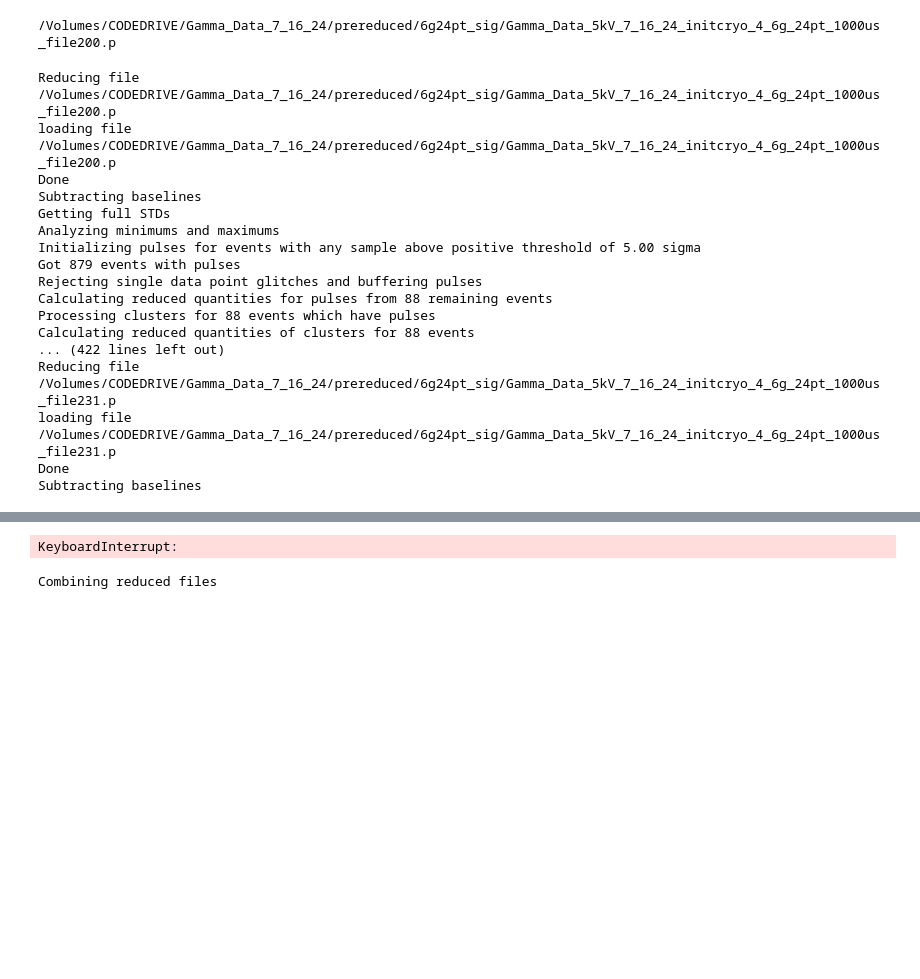
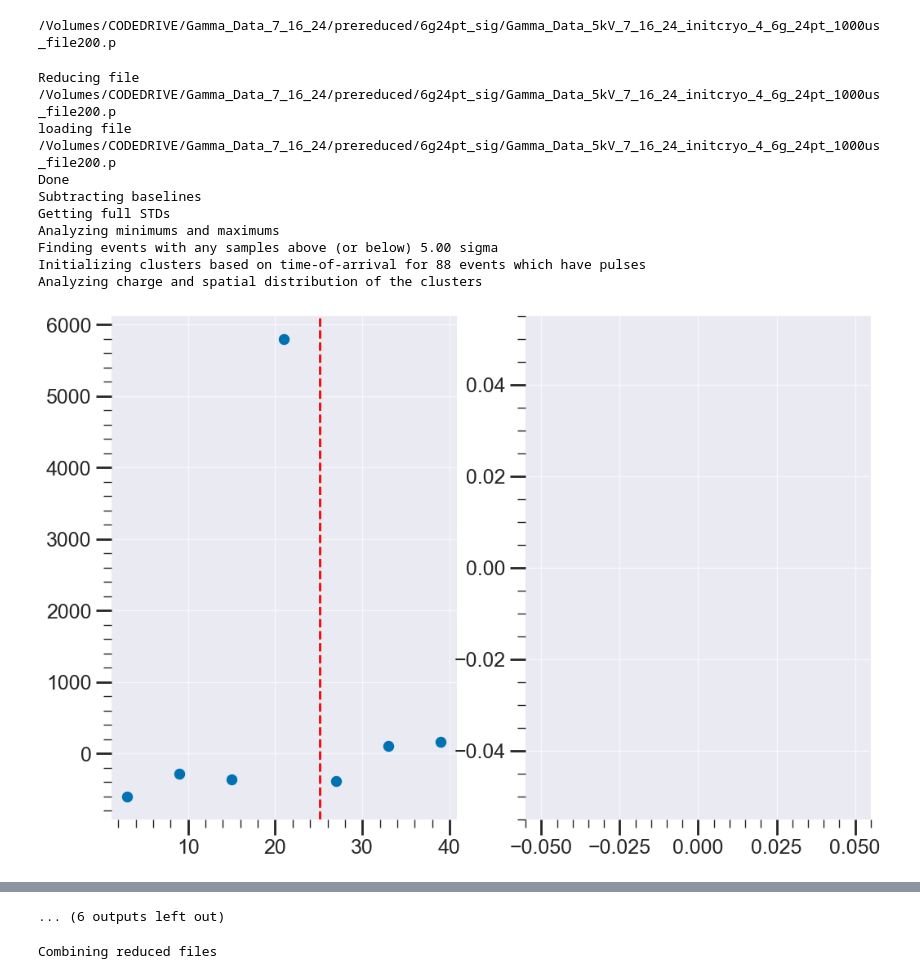
Before and after one commit to nEXO-collaboration/cryo-asic-analysis, a Jupyter notebook: notebooks/reduce_data_debugger.ipynb, the cells around one changed output, grey strips where cells are left out. Drawn from its saved outputs; the diff is of its cells as text; code cells hidden in the pictures; blank space fills up the shorter version.

```diff
--- a/notebooks/reduce_data_debugger.ipynb
+++ b/notebooks/reduce_data_debugger.ipynb
@@ -42,31 +42,24 @@ config_path = "../config/gamma-post-surg-24.yml"
 # %%
 #initialize the DataReduction class
 dr = DataReduction.DataReduction(config_path)
 #load input data of many files, which combines the dataframes into one
 for i, infile in enumerate(input_files):
 	print("Reducing file {}".format(infile))
 	dr.load_prereduced_data(infile)
-	dr.reduce_to_pulses() #does basic initial waveform processing and creates Pulse objects
-	dr.process_pulses() #analyzes the pulses in detail to populate pulse reduced quantities
+	dr.basic_waveform_properties() #does basic properties of every channel's waveforms
+	dr.identify_major_pulses() #uses a threshold discriminator to find major pulses and calculates their properties
 	dr.process_clusters() #clusters pulses into events and measures properties
 	dr.process_globals() #measures global properties of the event from the clusters
 	dr.dictify_objects() #deletes Pulse and Cluster objects, turning them into dictionaries in the reduced df
-	dr.save_reduced_df(output_path, infile.split("/")[-1]) #saves the reduced df to a pickle file
+	#dr.save_reduced_df(output_path, infile.split("/")[-1]) #saves the reduced df to a pickle file
 # %% [output]
 Reducing file /Volumes/CODEDRIVE/Gamma_Data_7_16_24/prereduced/6g24pt_sig/Gamma_Data_5kV_7_16_24_initcryo_4_6g_24pt_1000us_file200.p
 loading file /Volumes/CODEDRIVE/Gamma_Data_7_16_24/prereduced/6g24pt_sig/Gamma_Data_5kV_7_16_24_initcryo_4_6g_24pt_1000us_file200.p
 Done
 Subtracting baselines
 Getting full STDs
 Analyzing minimums and maximums
-Initializing pulses for events with any sample above positive threshold of 5.00 sigma
-Got 879 events with pulses
-Rejecting single data point glitches and buffering pulses
-Calculating reduced quantities for pulses from 88 remaining events
-Processing clusters for 88 events which have pulses
-Calculating reduced quantities of clusters for 88 events
-... (422 lines left out)
-Reducing file /Volumes/CODEDRIVE/Gamma_Data_7_16_24/prereduced/6g24pt_sig/Gamma_Data_5kV_7_16_24_initcryo_4_6g_24pt_1000us_file231.p
-loading file /Volumes/CODEDRIVE/Gamma_Data_7_16_24/prereduced/6g24pt_sig/Gamma_Data_5kV_7_16_24_initcryo_4_6g_24pt_1000us_file231.p
-Done
-Subtracting baselines
+Finding events with any samples above (or below) 5.00 sigma
+Initializing clusters based on time-of-arrival for 88 events which have pulses
+Analyzing charge and spatial distribution of the clusters
+[figure, added]
@@ -73,4 +76,4 @@ Subtracting baselines
-KeyboardInterrupt:
+... (6 outputs left out)
 # %%
 
 #combine the reduced files
```
Also changed, not shown: parts of 1 cell of this notebook, 5 other files.
